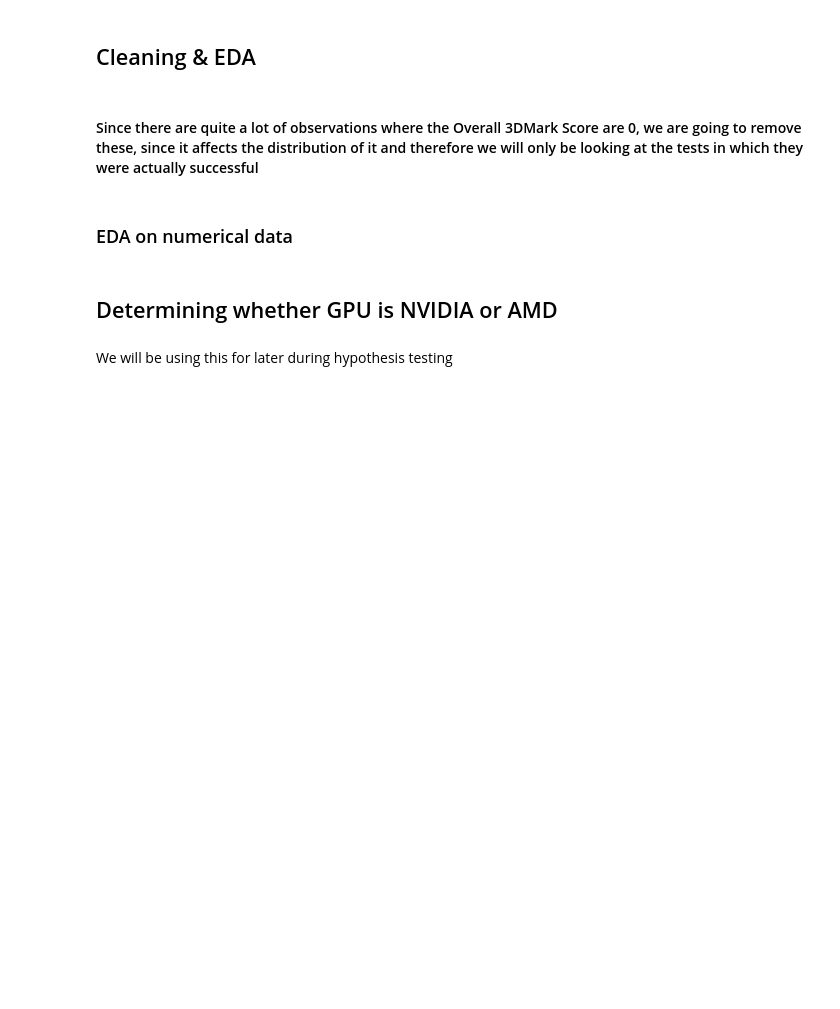
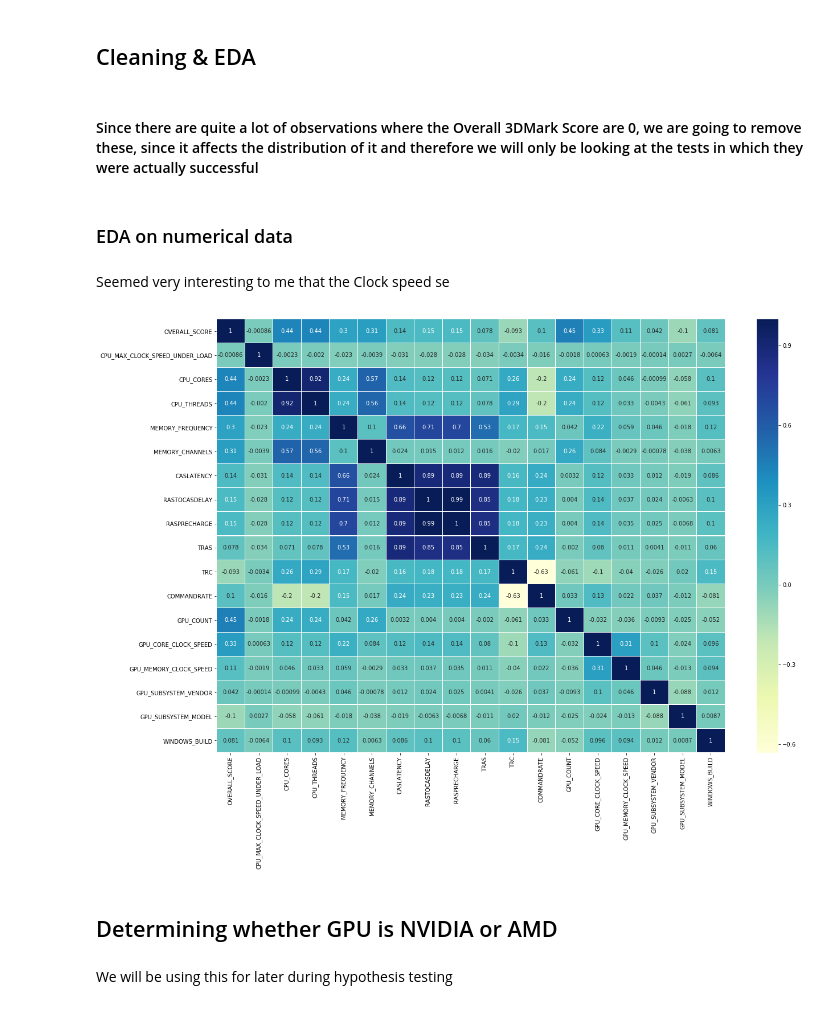
Before and after one commit to Huski-Git/3DMark-Score, a Jupyter notebook: 3D Mark Score Capstone Project.ipynb, the cells around one changed output. Cells and saved outputs as stored; diff of their text form; code cells hidden in the pictures; blank space fills up the shorter version.

```diff
--- a/3D Mark Score Capstone Project.ipynb
+++ b/3D Mark Score Capstone Project.ipynb
@@ -221,6 +221,6 @@ from scipy.stats import norm
 # %%
 import dtale
 # %%
-df=pd.read_csv('/Users/Huski/GA_work/DSI11-lessons/projects/project-capstone/3dmark_dataset.csv')
+df=pd.read_csv('./3dmark_dataset.csv')
 # %%
 dtale.show(df)
@@ -245,3 +250,11 @@ Compare performance of ready-built PCs and DIY PCs with similar components.
 ### EDA on numerical data
 # %%
 from sklearn.preprocessing import StandardScaler
+# %% [markdown]
+Seemed very interesting to me that the Clock speed se
+# %%
+plt.figure(figsize=(20,14))
+sns.heatmap(df.drop(['GRAPHICS_SCORE','CPU_SCORE','WINDOWS_MAJOR_VERSION','WINDOWS_MINOR_VERSION'],axis=1).corr(),annot=True,linewidth=0.1,cmap='YlGnBu',)
+plt.show()
+# %% [output]
+[figure, added]
```
Also changed, not shown: parts of 10 cells of this notebook.
